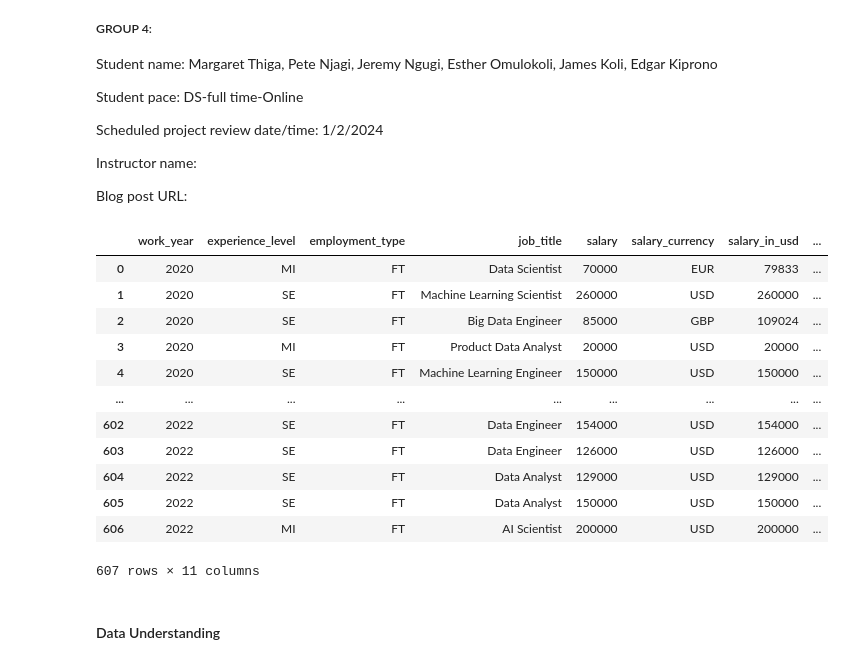
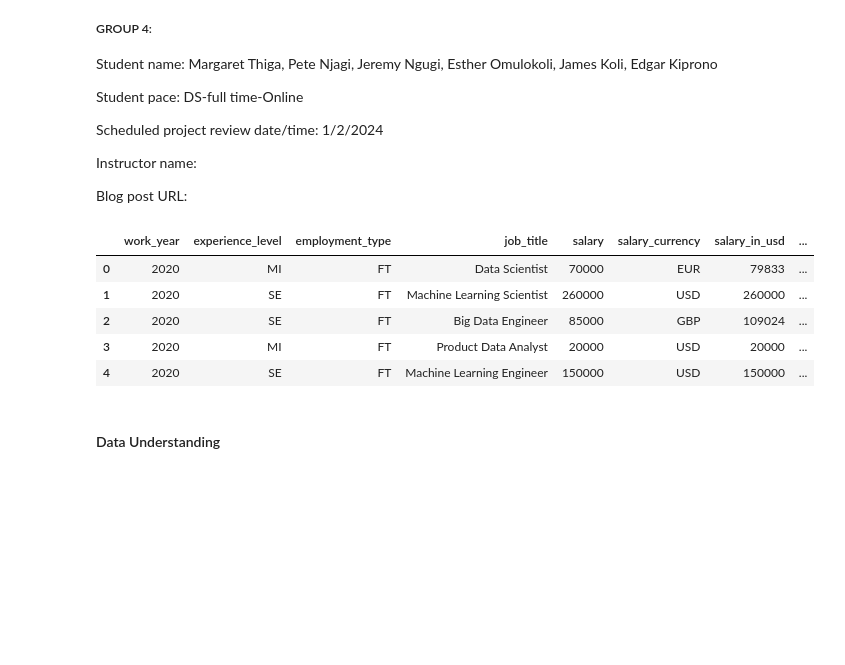
Before and after one commit to ed-gar-k/Phase-2-project, a Jupyter notebook: Untitled.ipynb, the cells around one changed output. Cells and saved outputs as stored; diff of their text form; code cells hidden in the pictures; blank space fills up the shorter version.

```diff
--- a/Untitled.ipynb
+++ b/Untitled.ipynb
@@ -39,20 +39,13 @@ from matplotlib.lines import Line2D
 warnings.filterwarnings('ignore')
 # %%
 ds = pd.read_csv("ds_salaries.csv",index_col=0)
-ds
+ds.head()
 # %% [output]
 |  | work_year | experience_level | employment_type | job_title | salary | salary_currency | salary_in_usd | ... |
 | 0 | 2020 | MI | FT | Data Scientist | 70000 | EUR | 79833 | ... |
 | 1 | 2020 | SE | FT | Machine Learning Scientist | 260000 | USD | 260000 | ... |
 | 2 | 2020 | SE | FT | Big Data Engineer | 85000 | GBP | 109024 | ... |
 | 3 | 2020 | MI | FT | Product Data Analyst | 20000 | USD | 20000 | ... |
 | 4 | 2020 | SE | FT | Machine Learning Engineer | 150000 | USD | 150000 | ... |
-| ... | ... | ... | ... | ... | ... | ... | ... | ... |
-| 602 | 2022 | SE | FT | Data Engineer | 154000 | USD | 154000 | ... |
-| 603 | 2022 | SE | FT | Data Engineer | 126000 | USD | 126000 | ... |
-| 604 | 2022 | SE | FT | Data Analyst | 129000 | USD | 129000 | ... |
-| 605 | 2022 | SE | FT | Data Analyst | 150000 | USD | 150000 | ... |
-| 606 | 2022 | MI | FT | AI Scientist | 200000 | USD | 200000 | ... |
-607 rows × 11 columns
 # %% [markdown]
 #### Data Understanding
```
Also changed, not shown: parts of 33 cells of this notebook.
